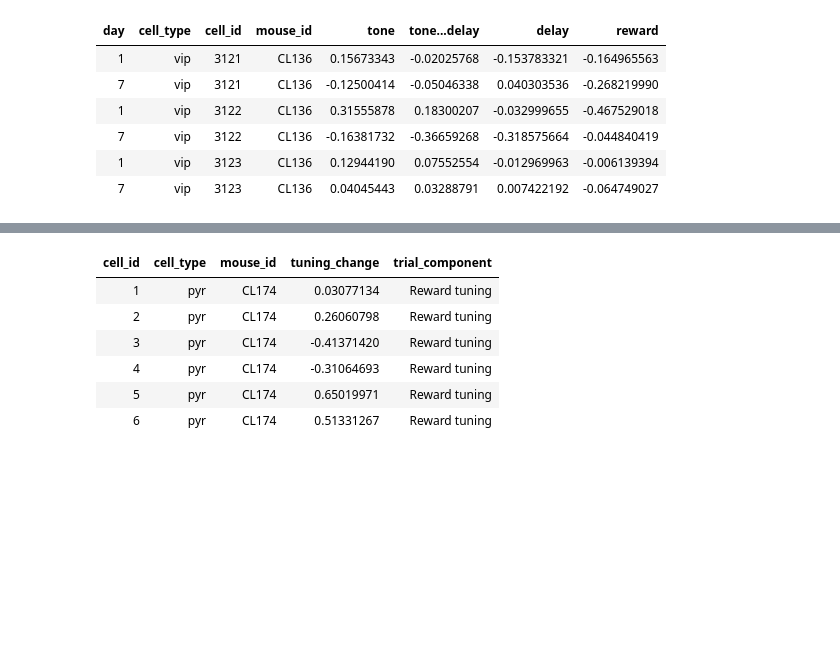
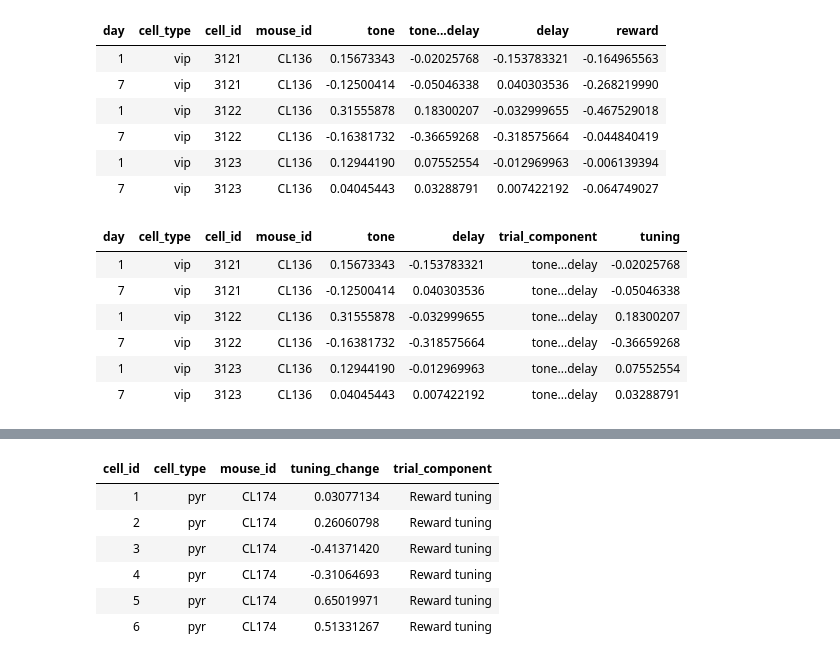
Before and after one commit to nauralcodinglab/interneuron-reward, a Jupyter notebook: notebooks/multi_mouse_test.ipynb, the cells around one changed output, grey strips where cells are left out. Drawn from its saved outputs; the diff is of its cells as text; code cells hidden in the pictures; blank space fills up the shorter version.

```diff
--- a/notebooks/multi_mouse_test.ipynb
+++ b/notebooks/multi_mouse_test.ipynb
@@ -29,3 +29,13 @@ head(similarity)
 | 7 | vip | 3122 | CL136 | -0.16381732 | -0.36659268 | -0.318575664 | -0.044840419 |
 | 1 | vip | 3123 | CL136 | 0.12944190 | 0.07552554 | -0.012969963 | -0.006139394 |
 | 7 | vip | 3123 | CL136 | 0.04045443 | 0.03288791 | 0.007422192 | -0.064749027 |
+# %%
+similarity %>% gather("trial_component", 'tuning', 'tone...delay', 'reward') %>% head
+# %% [output]
+| day | cell_type | cell_id | mouse_id | tone | delay | trial_component | tuning |
+| 1 | vip | 3121 | CL136 | 0.15673343 | -0.153783321 | tone...delay | -0.02025768 |
+| 7 | vip | 3121 | CL136 | -0.12500414 | 0.040303536 | tone...delay | -0.05046338 |
+| 1 | vip | 3122 | CL136 | 0.31555878 | -0.032999655 | tone...delay | 0.18300207 |
+| 7 | vip | 3122 | CL136 | -0.16381732 | -0.318575664 | tone...delay | -0.36659268 |
+| 1 | vip | 3123 | CL136 | 0.12944190 | -0.012969963 | tone...delay | 0.07552554 |
+| 7 | vip | 3123 | CL136 | 0.04045443 | 0.007422192 | tone...delay | 0.03288791 |
```
Also changed, not shown: parts of 2 cells of this notebook, 2 other files.
